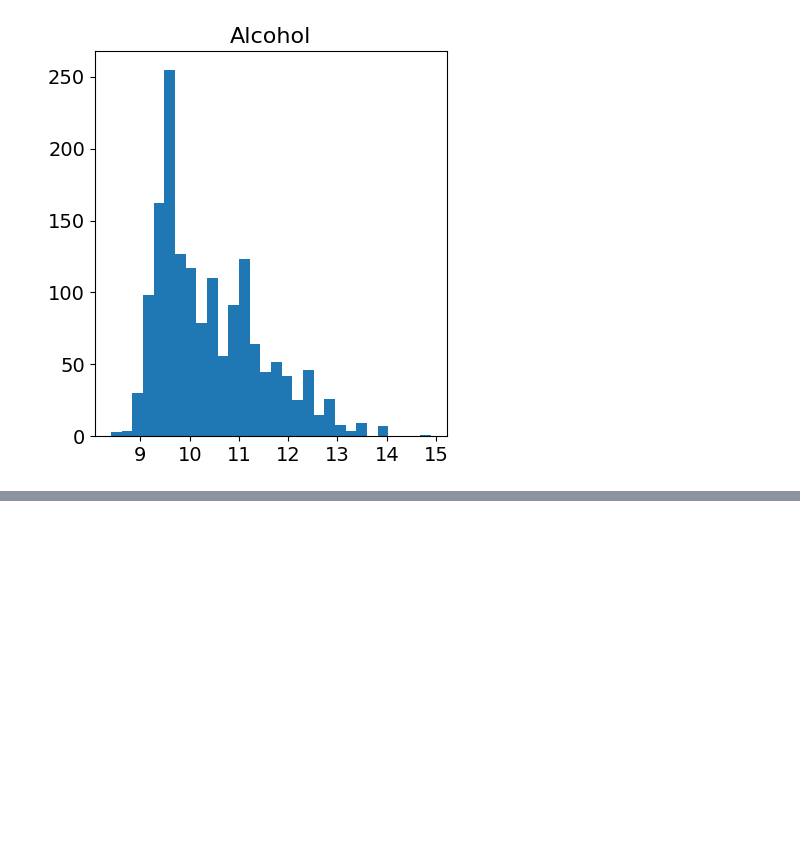
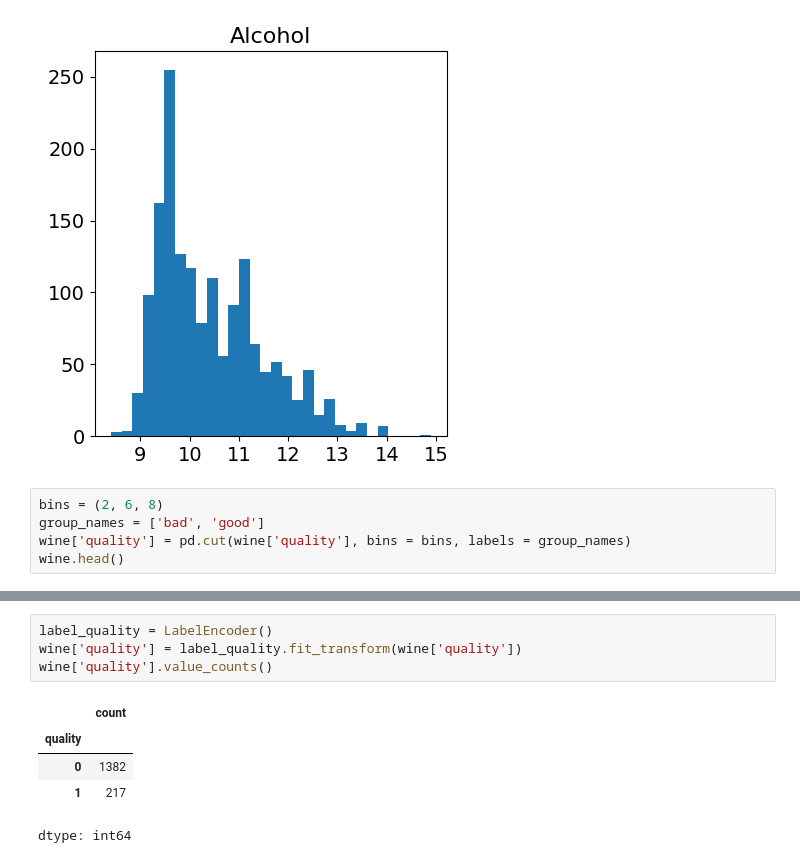
Before and after one commit to emiryavuz-13/xai-winequality-red, a Jupyter notebook: xai-winequality-red.ipynb, the cells around one changed output, grey strips where cells are left out. Saved outputs shown, nothing was run; the diff lists cells and outputs as text; blank space fills up the shorter version.

```diff
--- a/xai-winequality-red.ipynb
+++ b/xai-winequality-red.ipynb
@@ -101,3 +101,8 @@ plt.title("Alcohol", fontsize=16)
 # %% [output]
 Text(0.5, 1.0, 'Alcohol')
 [figure]
+# %%
+bins = (2, 6, 8)
+group_names = ['bad', 'good']
+wine['quality'] = pd.cut(wine['quality'], bins = bins, labels = group_names)
+wine.head()
@@ -103,0 +116,10 @@ Text(0.5, 1.0, 'Alcohol')
+# %%
+label_quality = LabelEncoder()
+wine['quality'] = label_quality.fit_transform(wine['quality'])
+wine['quality'].value_counts()
+# %% [output]
+|  | count |
+| quality |  |
+| 0 | 1382 |
+| 1 | 217 |
+dtype: int64
```
Also changed, not shown: parts of 1 cell of this notebook.
